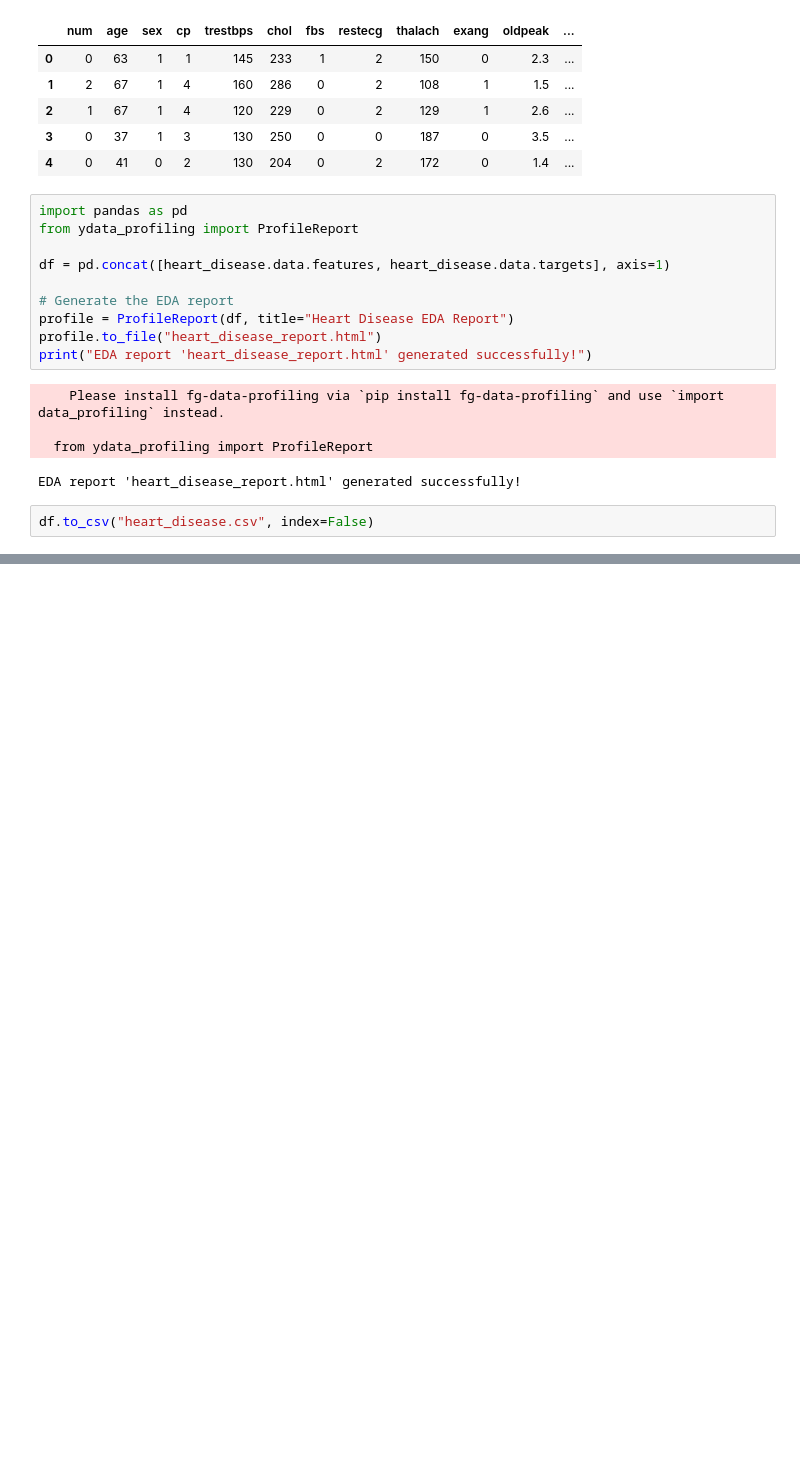
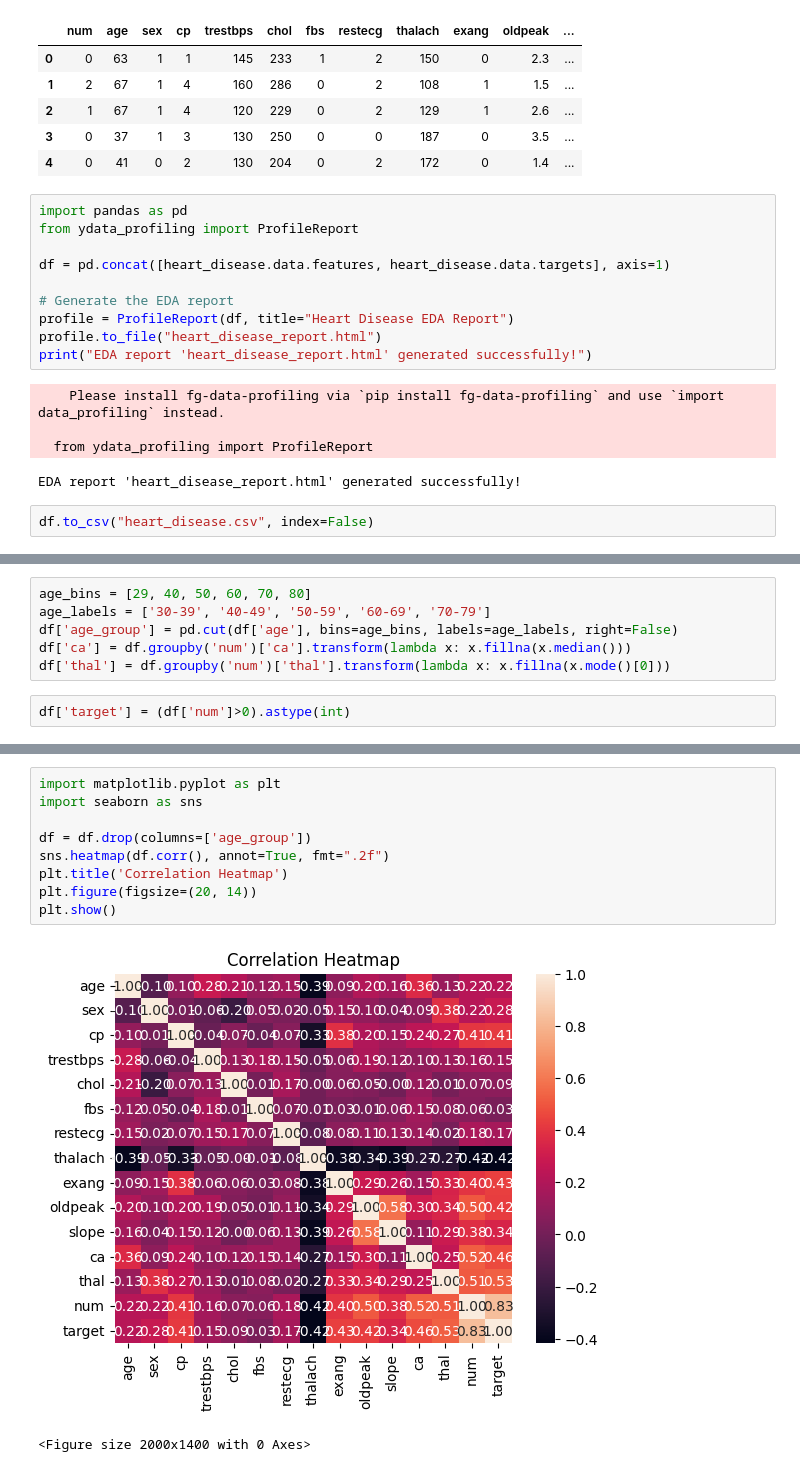
Before and after one commit to Benflow3/disease-prediction, a Jupyter notebook: notebooks/eda.ipynb, the cells around one changed output, grey strips where cells are left out. Drawn from its saved outputs; the diff is of its cells as text; blank space fills up the shorter version.

```diff
--- a/notebooks/eda.ipynb
+++ b/notebooks/eda.ipynb
@@ -121,0 +188,8 @@ df.to_csv("heart_disease.csv", index=False)
+# %%
+age_bins = [29, 40, 50, 60, 70, 80]
+age_labels = ['30-39', '40-49', '50-59', '60-69', '70-79']
+df['age_group'] = pd.cut(df['age'], bins=age_bins, labels=age_labels, right=False)
+df['ca'] = df.groupby('num')['ca'].transform(lambda x: x.fillna(x.median()))
+df['thal'] = df.groupby('num')['thal'].transform(lambda x: x.fillna(x.mode()[0]))
+# %%
+df['target'] = (df['num']>0).astype(int)
@@ -121,0 +213,12 @@ df.to_csv("heart_disease.csv", index=False)
+# %%
+import matplotlib.pyplot as plt
+import seaborn as sns
+
+df = df.drop(columns=['age_group'])
+sns.heatmap(df.corr(), annot=True, fmt=".2f")
+plt.title('Correlation Heatmap')
+plt.figure(figsize=(20, 14))
+plt.show()
+# %% [output]
+[figure, added]
+<Figure size 2000x1400 with 0 Axes>
```
Also changed, not shown: parts of 13 cells of this notebook.
